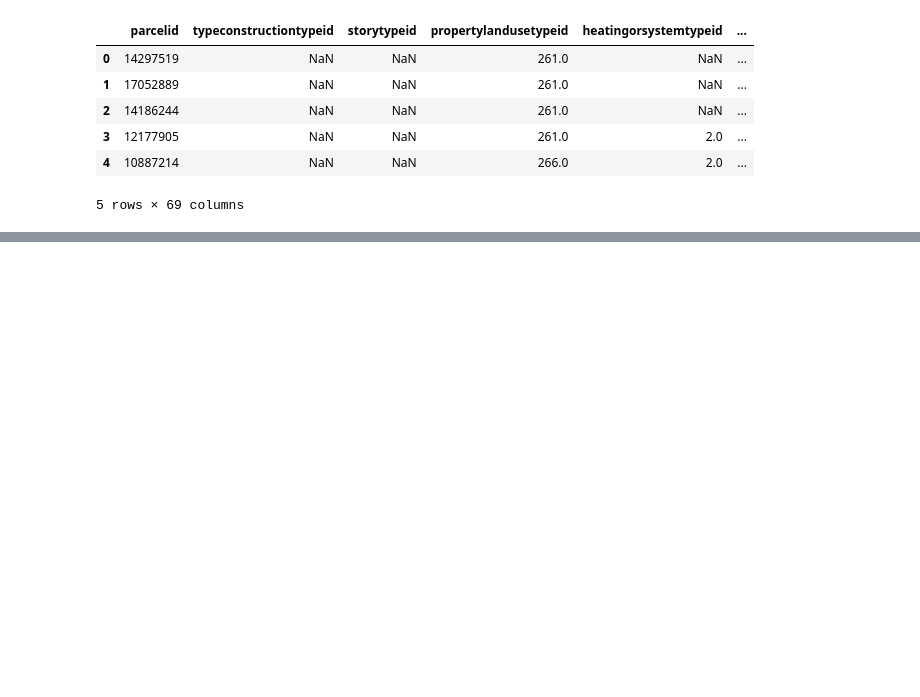
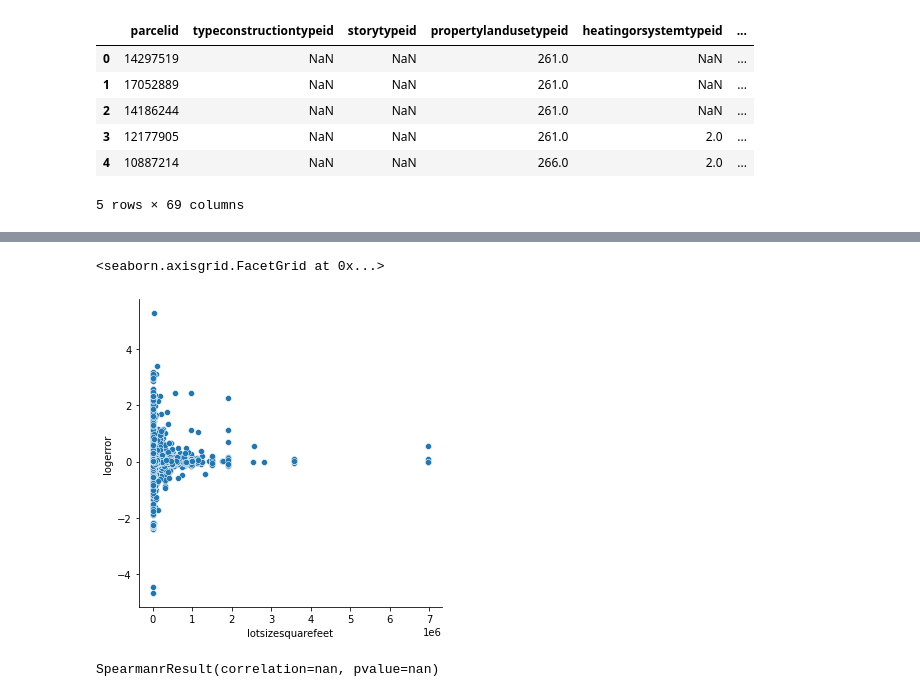
Before and after one commit to richie-p-meyer/clustering-exercises, a Jupyter notebook: explore_zillow.ipynb, the cells around one changed output, grey strips where cells are left out. Cells and saved outputs as stored; diff of their text form; code cells hidden in the pictures; blank space fills up the shorter version.

```diff
--- a/explore_zillow.ipynb
+++ b/explore_zillow.ipynb
@@ -51,0 +106,9 @@ df = df.loc[:,~n]
+# %%
+sns.relplot(data = df, x='lotsizesquarefeet',y='logerror')
+# %% [output]
+<seaborn.axisgrid.FacetGrid at 0x...>
+[figure, added]
+# %%
+stats.spearmanr(df.lotsizesquarefeet,df.logerror)
+# %% [output]
+SpearmanrResult(correlation=nan, pvalue=nan)
```
Also changed, not shown: parts of 13 cells of this notebook, 2 other files.
